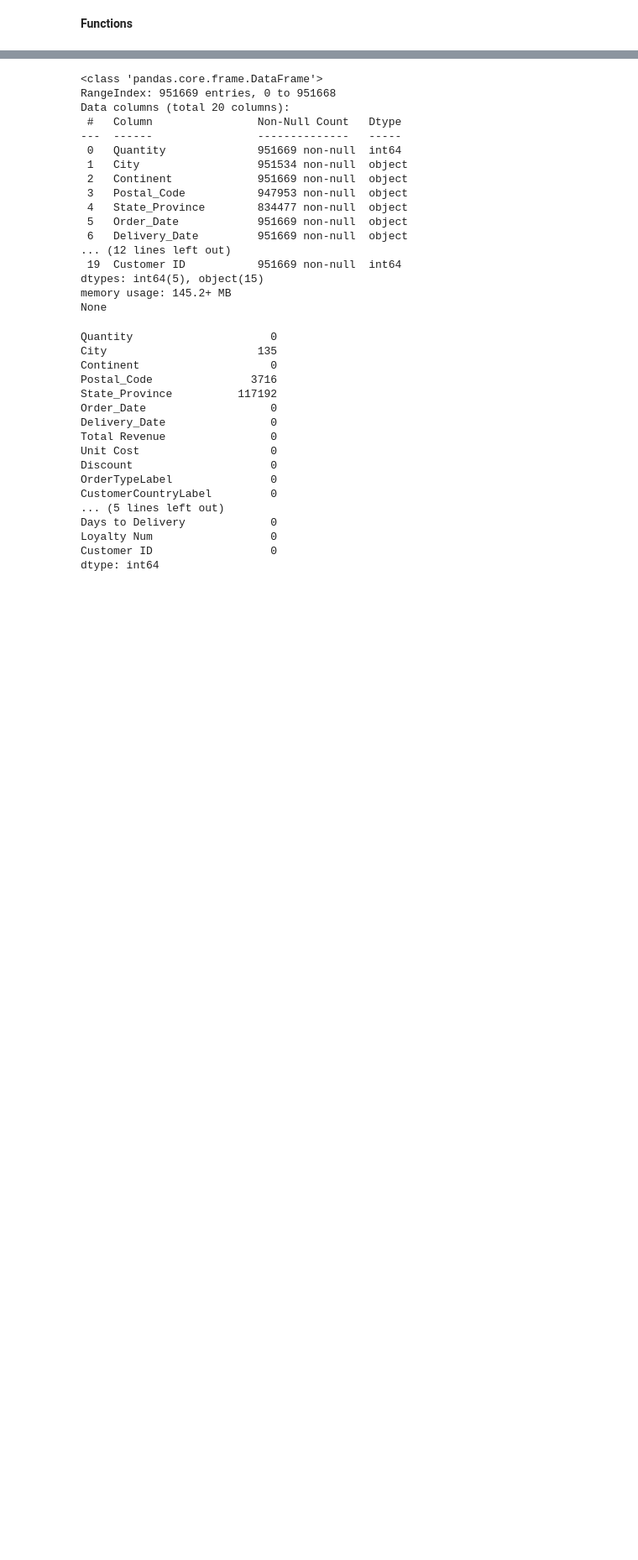
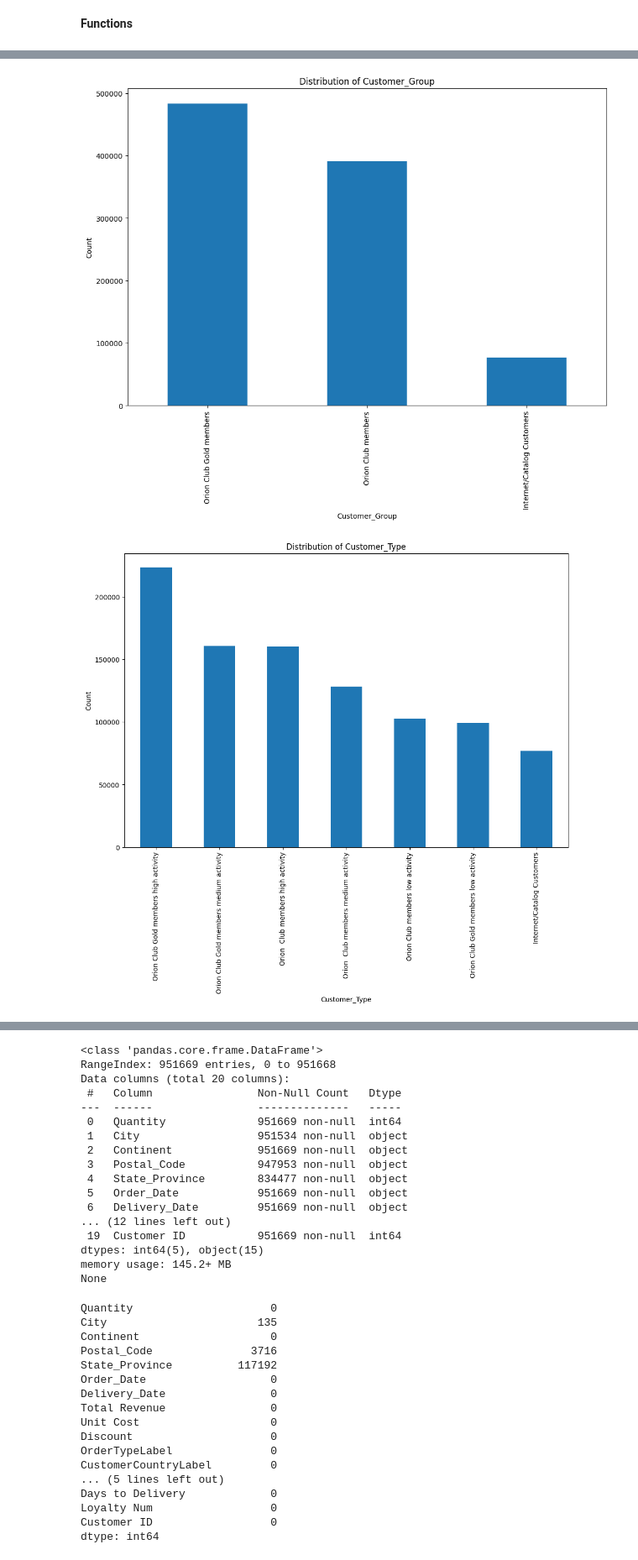
Before and after one commit to sheldonkemper/portfolio, a Jupyter notebook: KEMPER_SHELDON_CAM_C101_Week_6_Mini-project.ipynb, the cells around one changed output, grey strips where cells are left out. Shown at 84% size. Drawn from its saved outputs; the diff is of its cells as text; code cells hidden in the pictures; blank space fills up the shorter version.

```diff
--- a/KEMPER_SHELDON_CAM_C101_Week_6_Mini-project.ipynb
+++ b/KEMPER_SHELDON_CAM_C101_Week_6_Mini-project.ipynb
@@ -264,0 +360,12 @@ data.head()
+# %%
+for col in ['Customer_Group', 'Customer_Type', 'CustomerCountryLabel', 'OrderTypeLabel', 'State_Province', 'Continent']:
+    plt.figure(figsize=(12, 8))
+    data[col].value_counts().plot(kind='bar')
+    plt.title(f'Distribution of {col}')
+    plt.xlabel(col)
+    plt.ylabel('Count')
+    plt.xticks(rotation=90)  # Rotate x-axis labels if needed
+    plt.show()
+# %% [output]
+[figure, added]
+[figure, added]
```
Also changed, not shown: parts of 142 cells of this notebook.
